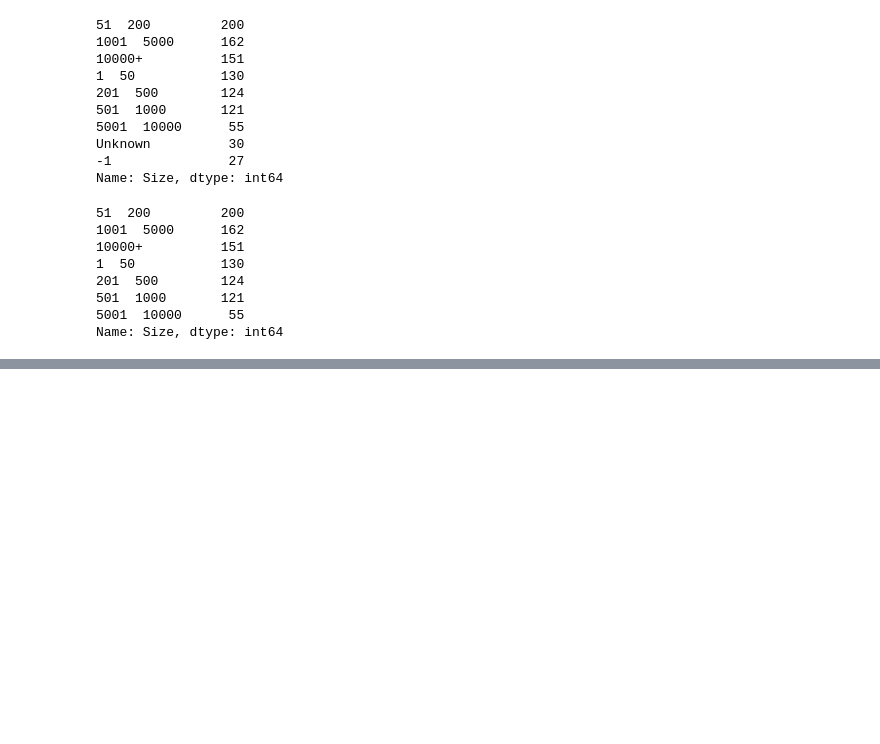
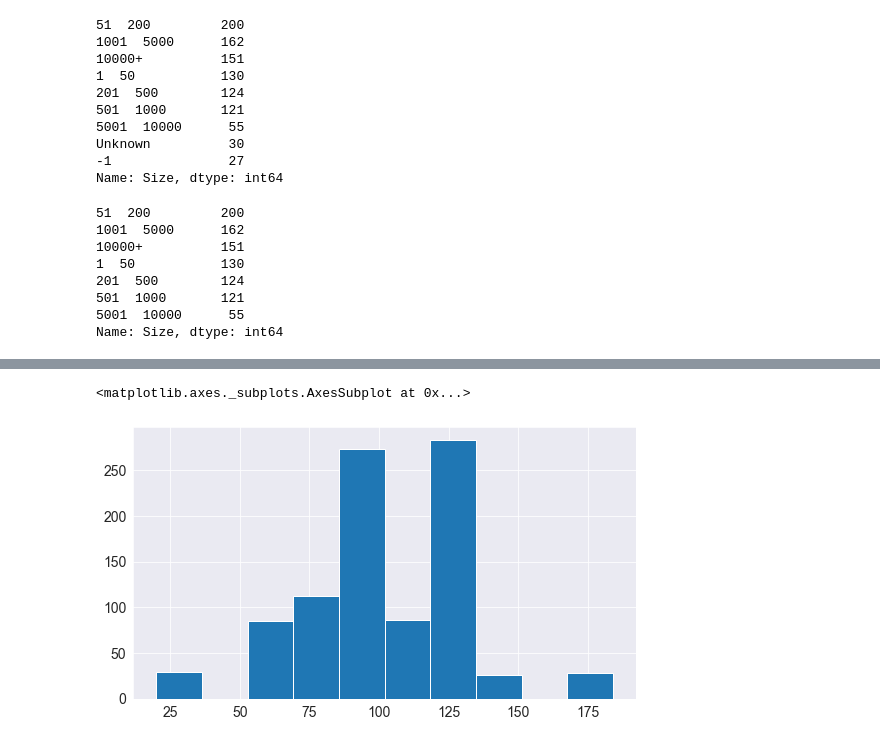
Before and after one commit to paritosh100/Glassdoor-Data-Science-Jobs-Analysis, a Jupyter notebook: Untitled.ipynb, the cells around one changed output, grey strips where cells are left out. Cells and saved outputs as stored; diff of their text form; code cells hidden in the pictures; blank space fills up the shorter version.

```diff
--- a/Untitled.ipynb
+++ b/Untitled.ipynb
@@ -338,0 +401,6 @@ f
+# %%
+#AVG SALARY
+copy_df['Avg Salary'].hist()
+# %% [output]
+<matplotlib.axes._subplots.AxesSubplot at 0x...>
+[figure, added]
```
Also changed, not shown: parts of 50 cells of this notebook, 1 other file.
